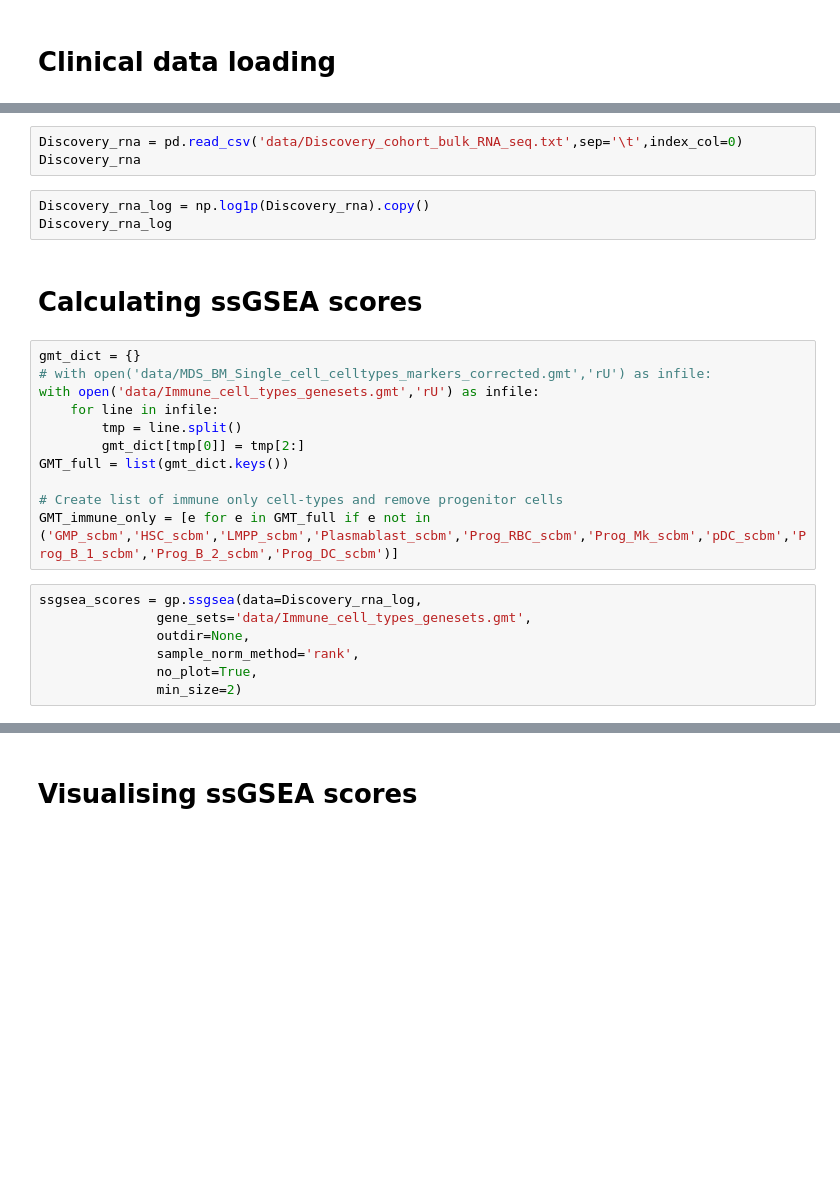
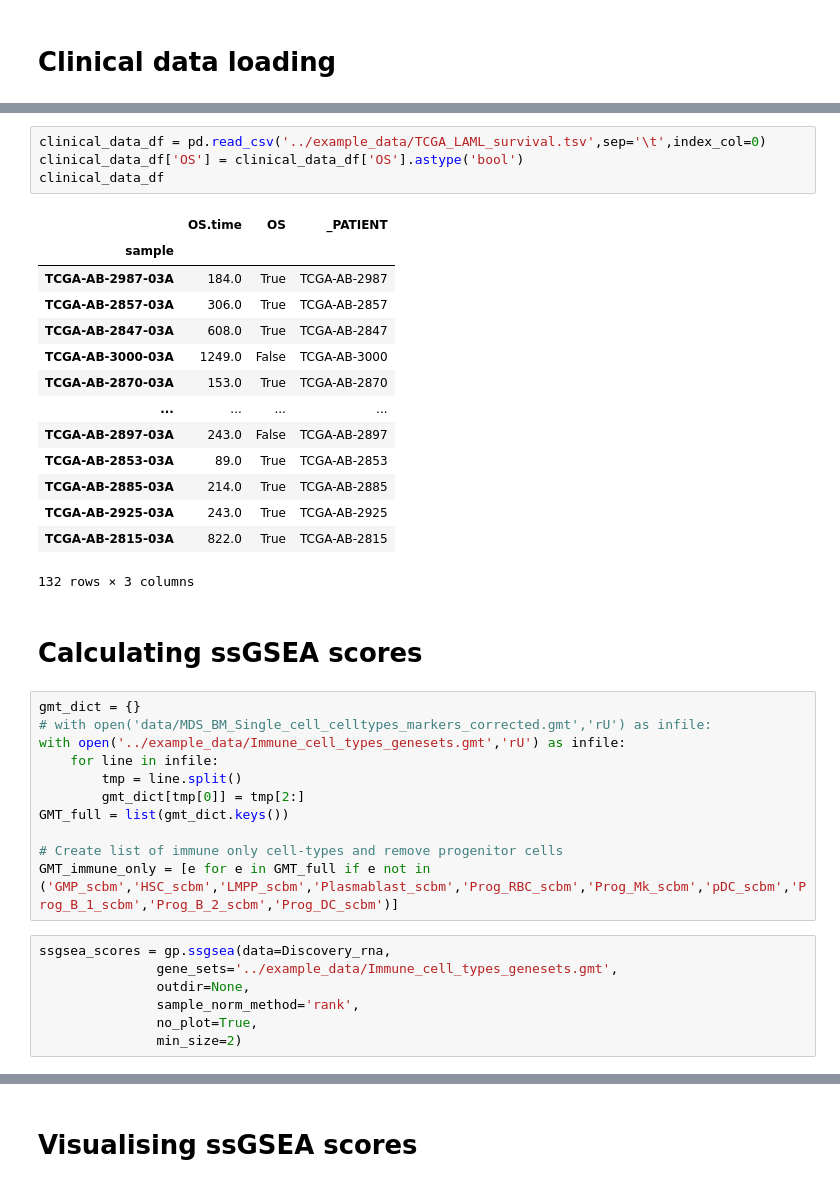
Before and after one commit to NicolasSompairac/immune-risk-score, a Jupyter notebook: scripts/Generation_of_Immune_Risk_groups through_ssGSEA_CoxLasso_coefficients.ipynb, the cells around one changed output, grey strips where cells are left out. Drawn from its saved outputs; the diff is of its cells as text; blank space fills up the shorter version.

```diff
--- a/scripts/Generation_of_Immune_Risk_groups through_ssGSEA_CoxLasso_coefficients.ipynb
+++ b/scripts/Generation_of_Immune_Risk_groups through_ssGSEA_CoxLasso_coefficients.ipynb
@@ -119,15 +50,28 @@ clinical_data_prepared_df
-# %%
-Discovery_rna = pd.read_csv('data/Discovery_cohort_bulk_RNA_seq.txt',sep='\t',index_col=0)
-Discovery_rna
-# %%
-Discovery_rna_log = np.log1p(Discovery_rna).copy()
-Discovery_rna_log
+# %%
+clinical_data_df = pd.read_csv('../example_data/TCGA_LAML_survival.tsv',sep='\t',index_col=0)
+clinical_data_df['OS'] = clinical_data_df['OS'].astype('bool')
+clinical_data_df
+# %% [output]
+|  | OS.time | OS | _PATIENT |
+| sample |  |  |  |
+| TCGA-AB-2987-03A | 184.0 | True | TCGA-AB-2987 |
+| TCGA-AB-2857-03A | 306.0 | True | TCGA-AB-2857 |
+| TCGA-AB-2847-03A | 608.0 | True | TCGA-AB-2847 |
+| TCGA-AB-3000-03A | 1249.0 | False | TCGA-AB-3000 |
+| TCGA-AB-2870-03A | 153.0 | True | TCGA-AB-2870 |
+| ... | ... | ... | ... |
+| TCGA-AB-2897-03A | 243.0 | False | TCGA-AB-2897 |
+| TCGA-AB-2853-03A | 89.0 | True | TCGA-AB-2853 |
+| TCGA-AB-2885-03A | 214.0 | True | TCGA-AB-2885 |
+| TCGA-AB-2925-03A | 243.0 | True | TCGA-AB-2925 |
+| TCGA-AB-2815-03A | 822.0 | True | TCGA-AB-2815 |
+132 rows × 3 columns
 # %% [markdown]
 # Calculating ssGSEA scores
 # %%
 gmt_dict = {}
 # with open('data/MDS_BM_Single_cell_celltypes_markers_corrected.gmt','rU') as infile:
-with open('data/Immune_cell_types_genesets.gmt','rU') as infile:
+with open('../example_data/Immune_cell_types_genesets.gmt','rU') as infile:
     for line in infile:
         tmp = line.split()
         gmt_dict[tmp[0]] = tmp[2:]
@@ -136,8 +80,8 @@ GMT_full = list(gmt_dict.keys())
 # Create list of immune only cell-types and remove progenitor cells
 GMT_immune_only = [e for e in GMT_full if e not in ('GMP_scbm','HSC_scbm','LMPP_scbm','Plasmablast_scbm','Prog_RBC_scbm','Prog_Mk_scbm','pDC_scbm','Prog_B_1_scbm','Prog_B_2_scbm','Prog_DC_scbm')]
 # %%
-ssgsea_scores = gp.ssgsea(data=Discovery_rna_log,
-               gene_sets='data/Immune_cell_types_genesets.gmt',
+ssgsea_scores = gp.ssgsea(data=Discovery_rna,
+               gene_sets='../example_data/Immune_cell_types_genesets.gmt',
                outdir=None,
                sample_norm_method='rank',
                no_plot=True,
```
Also changed, not shown: parts of 18 cells of this notebook.
